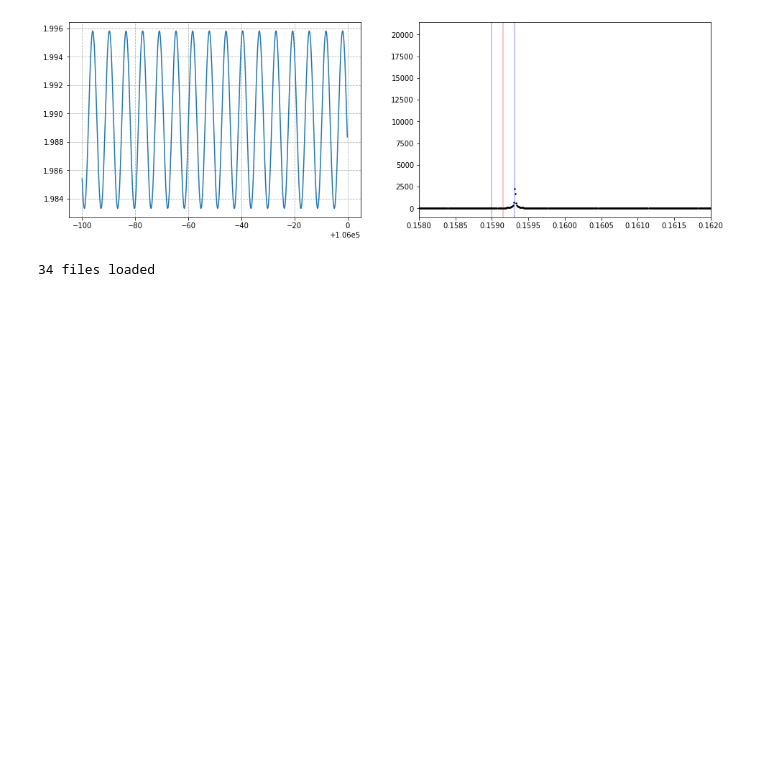
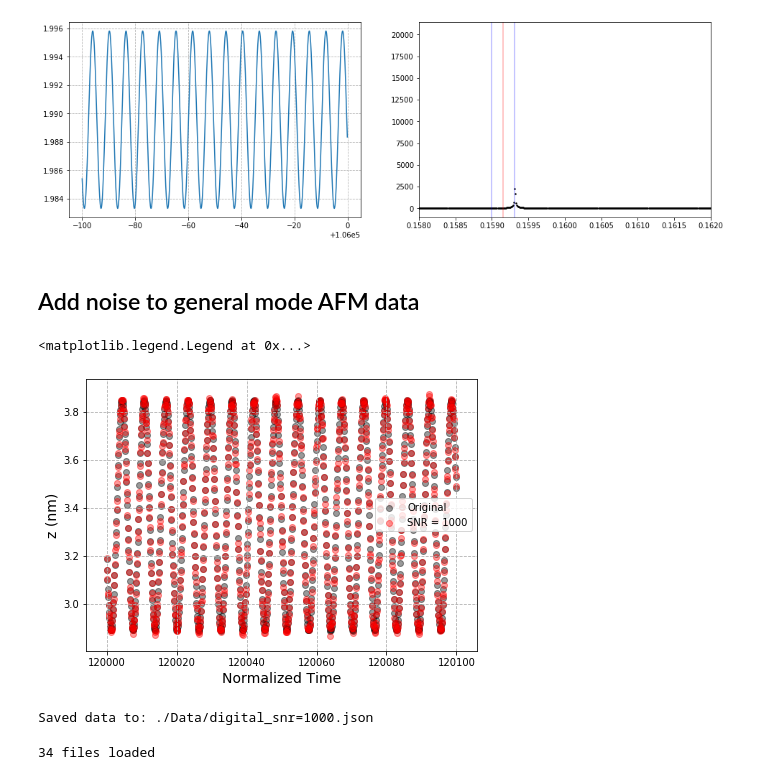
Before and after one commit to Jhko725/Contact-Point-Detection, a Jupyter notebook: Prototyping.ipynb, the cells around one changed output. Drawn from its saved outputs; the diff is of its cells as text; code cells hidden in the pictures; blank space fills up the shorter version.

Commit message:
Multiple bug fixes in the save logic of the GeneralModeDataset. Noisy data also generated.

```diff
--- a/Prototyping.ipynb
+++ b/Prototyping.ipynb
@@ -176,6 +176,30 @@ ax[1].set_xlim((0.158, 0.162))
 # %% [output]
 (0.158, 0.162)
 [figure]
+# %% [markdown]
+## Add noise to general mode AFM data
+# %%
+from cp_detection.NeuralODE import GeneralModeDataset
+import matplotlib.pyplot as plt
+
+savepath = './Data/digital.json'
+dataset = GeneralModeDataset.load(savepath)
+# %%
+SNR = 1000
+out = dataset.AddNoise(SNR = SNR, seed = 10)
+# %%
+ind = 5
+fig, ax = plt.subplots(1, 1, figsize = (7, 5))
+dataset.PlotData(ind, ax, color = 'k', alpha = 0.4, label = 'Original')
+out.PlotData(ind, ax, color = 'r', alpha = 0.4, label = 'SNR = {}'.format(SNR))
+ax.legend(loc = 'best')
+# %% [output]
+<matplotlib.legend.Legend at 0x...>
+[figure, added]
+# %%
+out.save('./Data/digital_snr={}.json'.format(SNR))
+# %% [output]
+Saved data to: ./Data/digital_snr=1000.json
 # %%
 from cp_detection.FileParse import FileParser, Json2App
 from cp_detection.ApproachCurve import ApproachCurve
```
Also changed, not shown: 10 other files.
